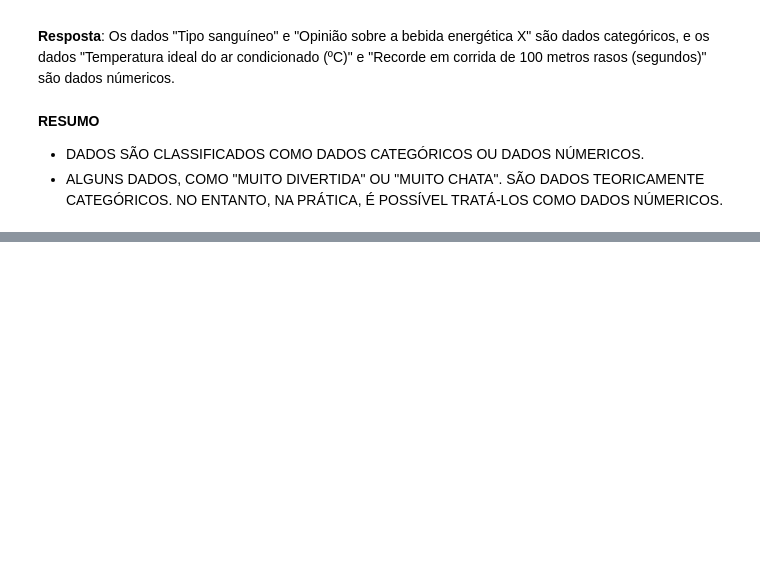
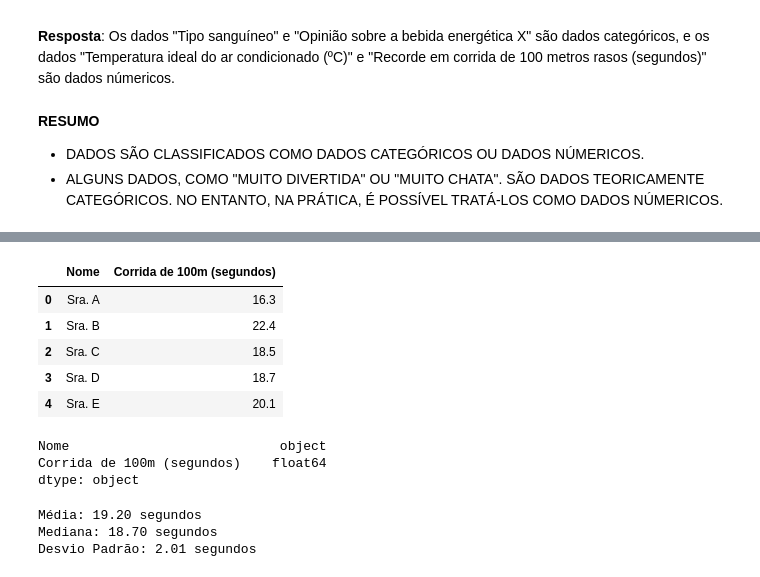
Before and after one commit to victoriawermelinger/victoriawermelinger, a Jupyter notebook: Livros e anotações /Guia Mangá de ESTATÍSTICA.ipynb, the cells around one changed output, grey strips where cells are left out. Saved outputs shown, nothing was run; the diff lists cells and outputs as text; code cells hidden in the pictures; blank space fills up the shorter version.

Commit message:
Update cap02
dados numéricos - média / mediana / desvio padrão

```diff
--- a/Livros e anotações /Guia Mangá de ESTATÍSTICA.ipynb
+++ b/Livros e anotações /Guia Mangá de ESTATÍSTICA.ipynb
@@ -64,0 +160,34 @@ Esse processo permite que os dados de múltipla escolha sejam analisados de form
+# %%
+corrida_alunas = {
+    'Nome': ['Sra. A', 'Sra. B', 'Sra. C', 'Sra. D', 'Sra. E'],
+    'Corrida de 100m (segundos)': [16.3, 22.4, 18.5, 18.7, 20.1],
+}
+df_corrida = pd.DataFrame(corrida_alunas)
+
+display (df_corrida)
+# %% [output]
+|  | Nome | Corrida de 100m (segundos) |
+| 0 | Sra. A | 16.3 |
+| 1 | Sra. B | 22.4 |
+| 2 | Sra. C | 18.5 |
+| 3 | Sra. D | 18.7 |
+| 4 | Sra. E | 20.1 |
+# %%
+print(df_corrida.dtypes)
+# %% [output]
+Nome                           object
+Corrida de 100m (segundos)    float64
+dtype: object
+# %%
+# Calcular a média, mediana e desvio padrão para a coluna numérica 'Corrida de 100m (segundos)'
+media = np.mean(df_corrida['Corrida de 100m (segundos)'])
+mediana = np.median(df_corrida['Corrida de 100m (segundos)'])
+desvio_padrao = np.std(df_corrida['Corrida de 100m (segundos)'])
+
+print(f'Média: {media:.2f} segundos')
+print(f'Mediana: {mediana:.2f} segundos')
+print(f'Desvio Padrão: {desvio_padrao:.2f} segundos')
+# %% [output]
+Média: 19.20 segundos
+Mediana: 18.70 segundos
+Desvio Padrão: 2.01 segundos
```
Also changed, not shown: parts of 7 cells of this notebook.
